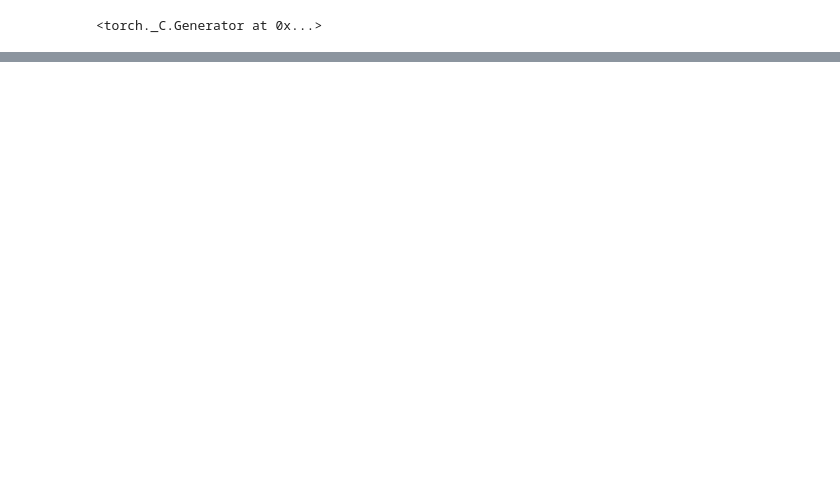
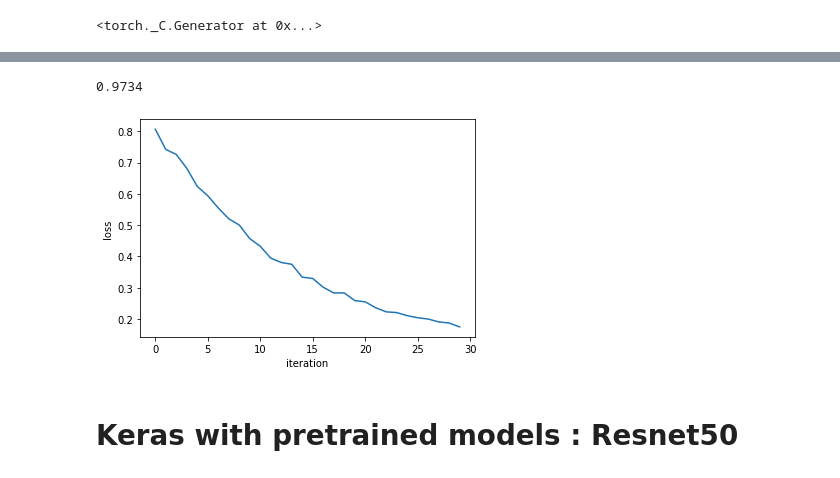
Before and after one commit to danyamrajuSanjay/Machine_Learning, a Jupyter notebook: AI_Capstone_detecting_cracks_PyTorch_vs_Keras.ipynb, the cells around one changed output, grey strips where cells are left out. Cells and saved outputs as stored; diff of their text form; code cells hidden in the pictures; blank space fills up the shorter version.

```diff
--- a/AI_Capstone_detecting_cracks_PyTorch_vs_Keras.ipynb
+++ b/AI_Capstone_detecting_cracks_PyTorch_vs_Keras.ipynb
@@ -266,0 +406,42 @@ for epoch in range(n_epochs):
+# %%
+criterion=nn.CrossEntropyLoss()
+# %%
+optimizer=torch.optim.Adam([param for param in model.parameters() if param.requires_grad],lr=0.001)
+# %%
+train_loader=DataLoader(dataset=data_train,shuffle=True,batch_size=1000)
+valid_loader=DataLoader(dataset=data_valid,batch_size=1000)
+# %%
+num_epochs=1
+loss_list=[]
+accuracy_list=[]
+correct=0
+n_test=len(data_valid)
+n_train=len(data_train)
+
+for epoch in range(num_epochs):
+  for x,y in train_loader:
+    model.train()
+    optimizer.zero_grad()
+    yhat=model(x)
+    loss=criterion(yhat,y)
+    loss.backward()
+    optimizer.step()
+    loss_list.append(loss.item())
+
+  for x_test,y_test in valid_loader:
+    model.eval()
+    z=model(x_test)
+    _, label = torch.max(z,1)
+    correct += (label==y_test).sum().item()
+  accuracy=correct/n_test
+# %%
+accuracy
+# %% [output]
+0.9734
+# %%
+plt.plot(loss_list)
+plt.xlabel("iteration")
+plt.ylabel("loss")
+plt.show()
+# %% [output]
+[figure, added]
@@ -266,0 +472,2 @@ for epoch in range(n_epochs):
+# %% [markdown]
+# Keras with pretrained models : Resnet50
```
Also changed, not shown: parts of 49 cells of this notebook.
